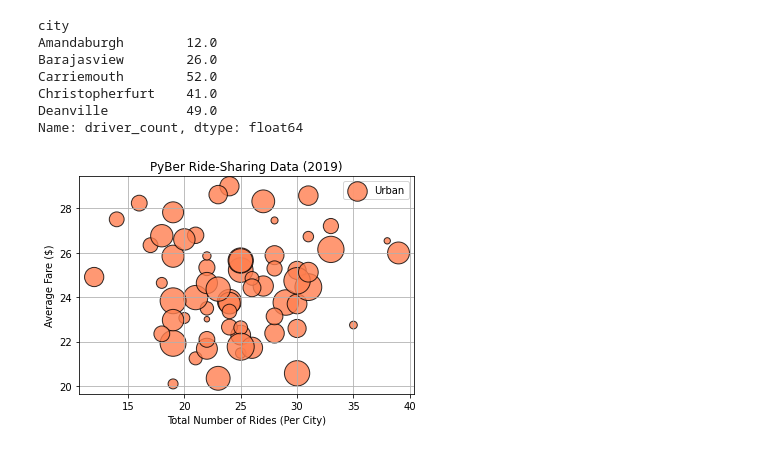
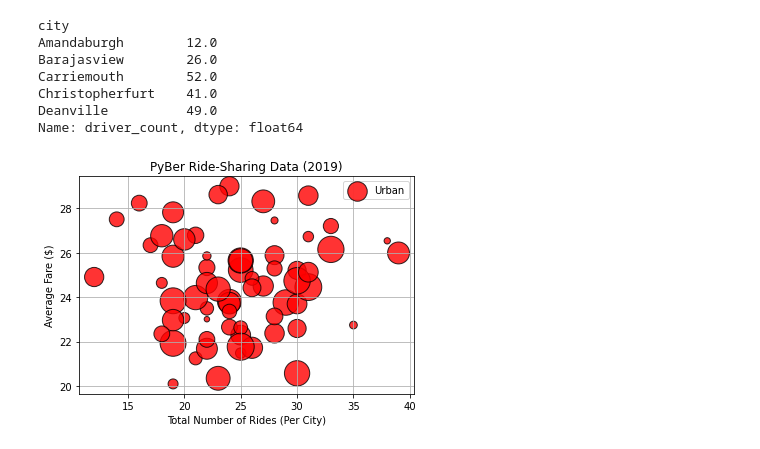
Before and after one commit to MasterMark2021/PyBer_Analysis, a Jupyter notebook: PyBer_ride_data.ipynb, the cells around one changed output. Drawn from its saved outputs; the diff is of its cells as text; code cells hidden in the pictures.

Commit message:
updated scatter plot code added

```diff
--- a/PyBer_ride_data.ipynb
+++ b/PyBer_ride_data.ipynb
@@ -205,16 +205,16 @@ Name: driver_count, dtype: float64
 # %%
 # Build the scatter plots for urban cities.
 plt.scatter(urban_ride_count,
       urban_avg_fare,
-      s=10*urban_driver_count, c="coral",
+      s=10*urban_driver_count, c="red",
       edgecolor="black", linewidths=1,
       alpha=0.8, label="Urban")
 plt.title("PyBer Ride-Sharing Data (2019)")
 plt.ylabel("Average Fare ($)")
 plt.xlabel("Total Number of Rides (Per City)")
 plt.grid(True)
 # Add the legend.
 plt.legend()
 plt.show()
 # %% [output]
-[figure, old version]
+[figure, new version]
```
Also changed, not shown: parts of 3 cells of this notebook.
